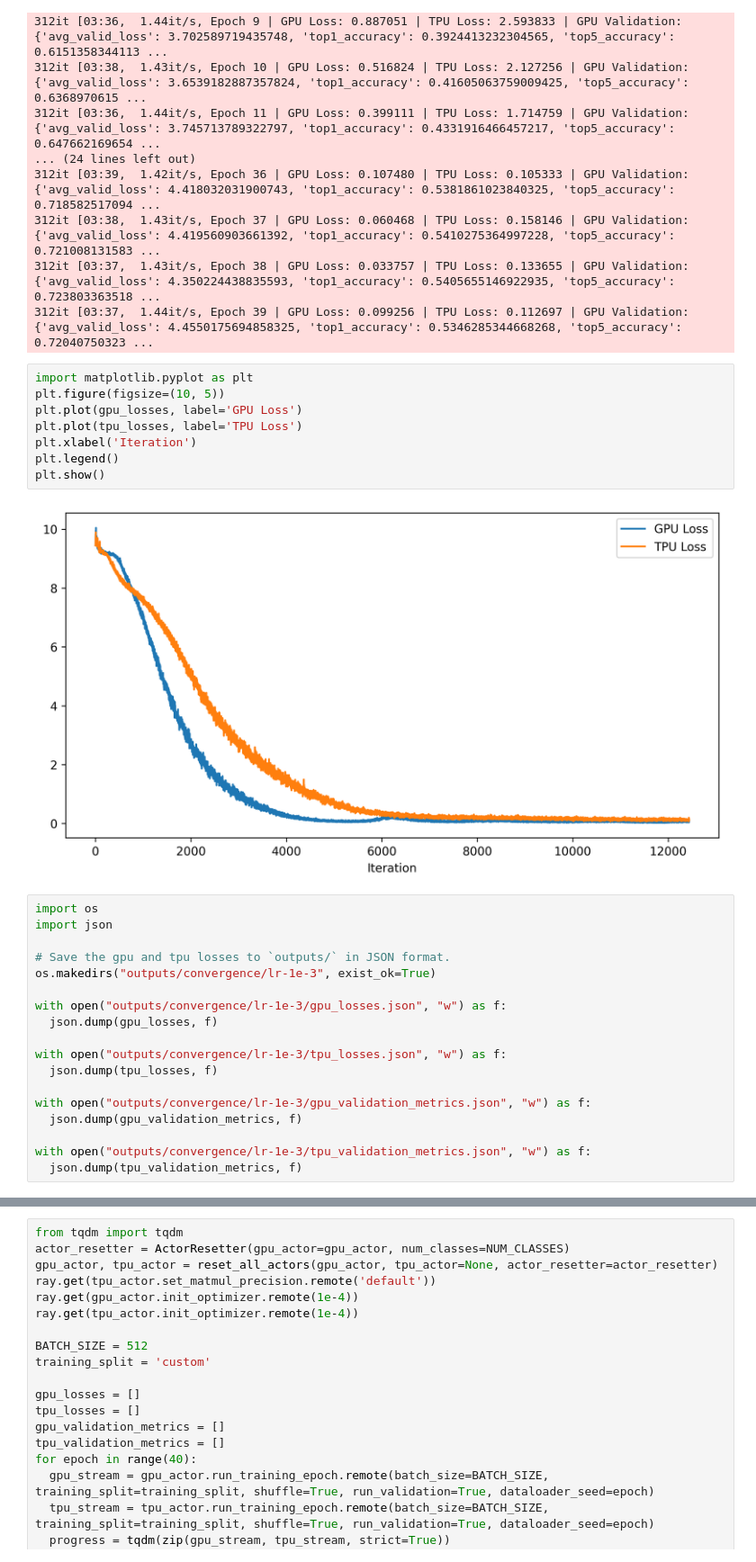
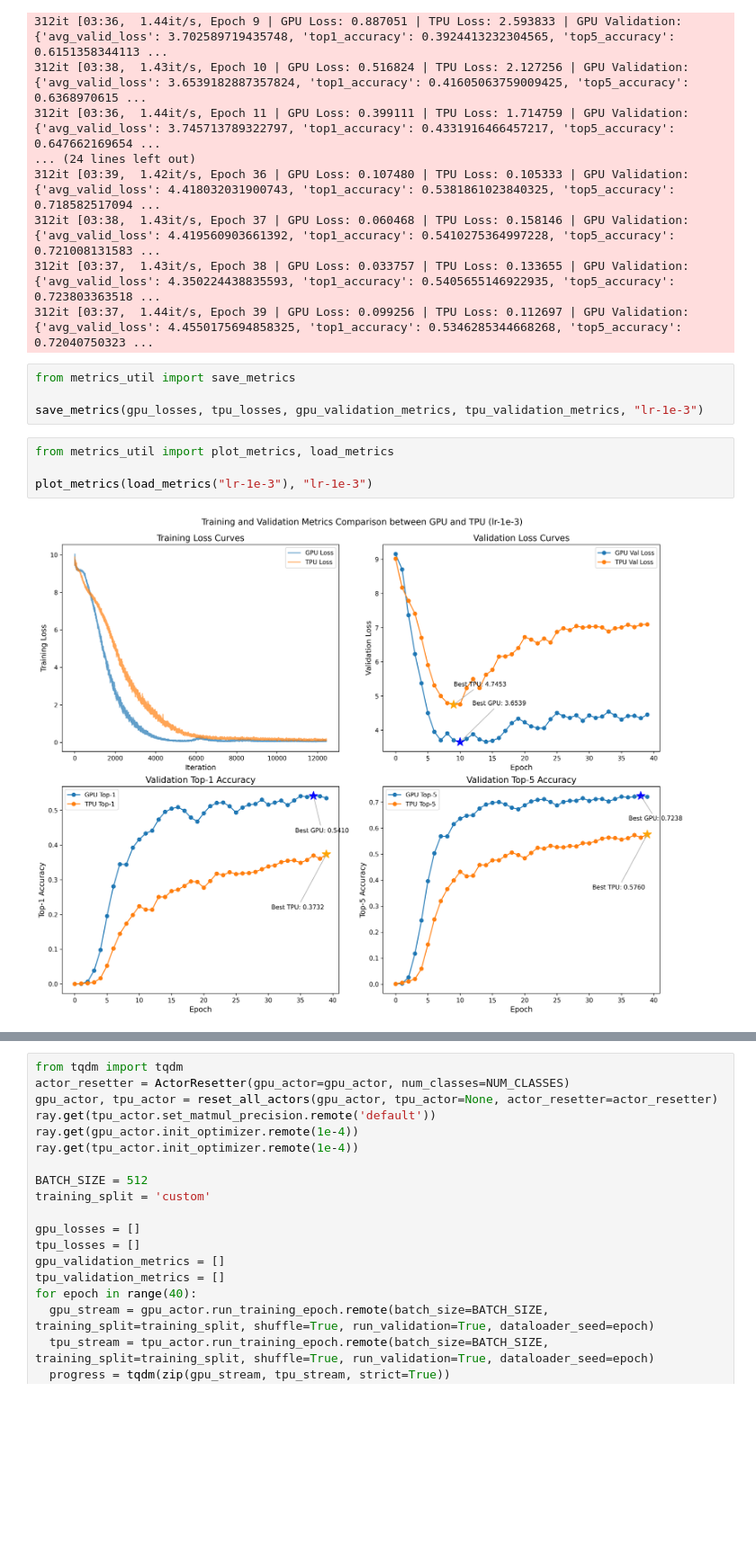
Before and after one commit to tengyifei/resnet18-gpu-tpu, a Jupyter notebook: convergence.ipynb, the cells around one changed output, grey strips where cells are left out. Shown at 90% size. Cells and saved outputs as stored; diff of their text form; blank space fills up the shorter version.

```diff
--- a/convergence.ipynb
+++ b/convergence.ipynb
@@ -255,32 +219,14 @@ TPU Actor (PID: 1711130) using xla:0 (v5litepod-8)
 312it [03:38,  1.43it/s, Epoch 37 | GPU Loss: 0.060468 | TPU Loss: 0.158146 | GPU Validation: {'avg_valid_loss': 4.419560903661392, 'top1_accuracy': 0.5410275364997228, 'top5_accuracy': 0.721008131583 ...
 312it [03:37,  1.43it/s, Epoch 38 | GPU Loss: 0.033757 | TPU Loss: 0.133655 | GPU Validation: {'avg_valid_loss': 4.350224438835593, 'top1_accuracy': 0.5405655146922935, 'top5_accuracy': 0.723803363518 ...
 312it [03:37,  1.44it/s, Epoch 39 | GPU Loss: 0.099256 | TPU Loss: 0.112697 | GPU Validation: {'avg_valid_loss': 4.4550175694858325, 'top1_accuracy': 0.5346285344668268, 'top5_accuracy': 0.72040750323 ...
-# %%
-import matplotlib.pyplot as plt
-plt.figure(figsize=(10, 5))
-plt.plot(gpu_losses, label='GPU Loss')
-plt.plot(tpu_losses, label='TPU Loss')
-plt.xlabel('Iteration')
-plt.legend()
-plt.show()
-# %% [output]
-[figure, removed]
 # %%
-import os
-import json
+from metrics_util import save_metrics
 
-# Save the gpu and tpu losses to `outputs/` in JSON format.
-os.makedirs("outputs/convergence/lr-1e-3", exist_ok=True)
-
-with open("outputs/convergence/lr-1e-3/gpu_losses.json", "w") as f:
-  json.dump(gpu_losses, f)
-
-with open("outputs/convergence/lr-1e-3/tpu_losses.json", "w") as f:
-  json.dump(tpu_losses, f)
-
-with open("outputs/convergence/lr-1e-3/gpu_validation_metrics.json", "w") as f:
-  json.dump(gpu_validation_metrics, f)
-
-with open("outputs/convergence/lr-1e-3/tpu_validation_metrics.json", "w") as f:
-  json.dump(tpu_validation_metrics, f)
+save_metrics(gpu_losses, tpu_losses, gpu_validation_metrics, tpu_validation_metrics, "lr-1e-3")
+# %%
+from metrics_util import plot_metrics, load_metrics
+
+plot_metrics(load_metrics("lr-1e-3"), "lr-1e-3")
+# %% [output]
+[figure, added]
 # %% [markdown]
```
Also changed, not shown: parts of 5 cells of this notebook, 1 other file.
